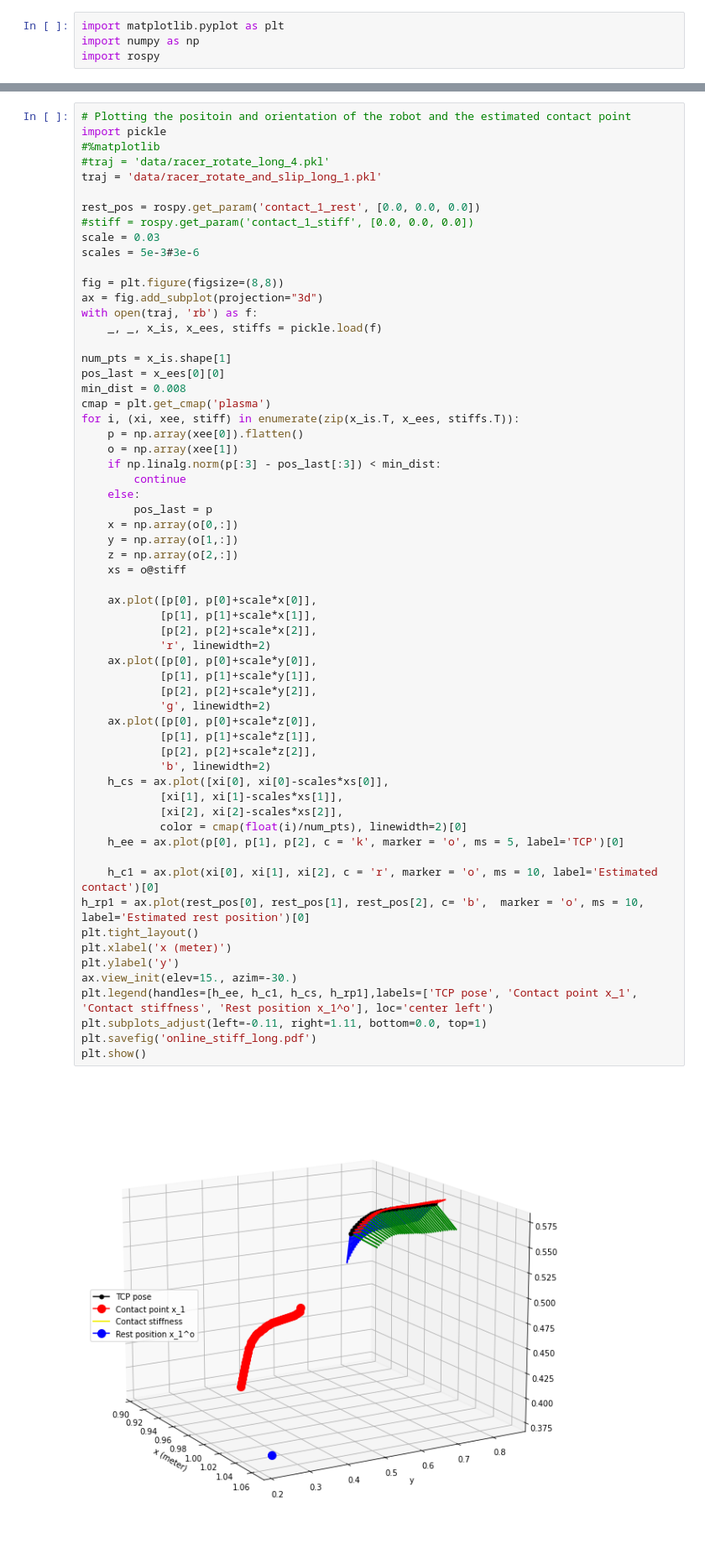
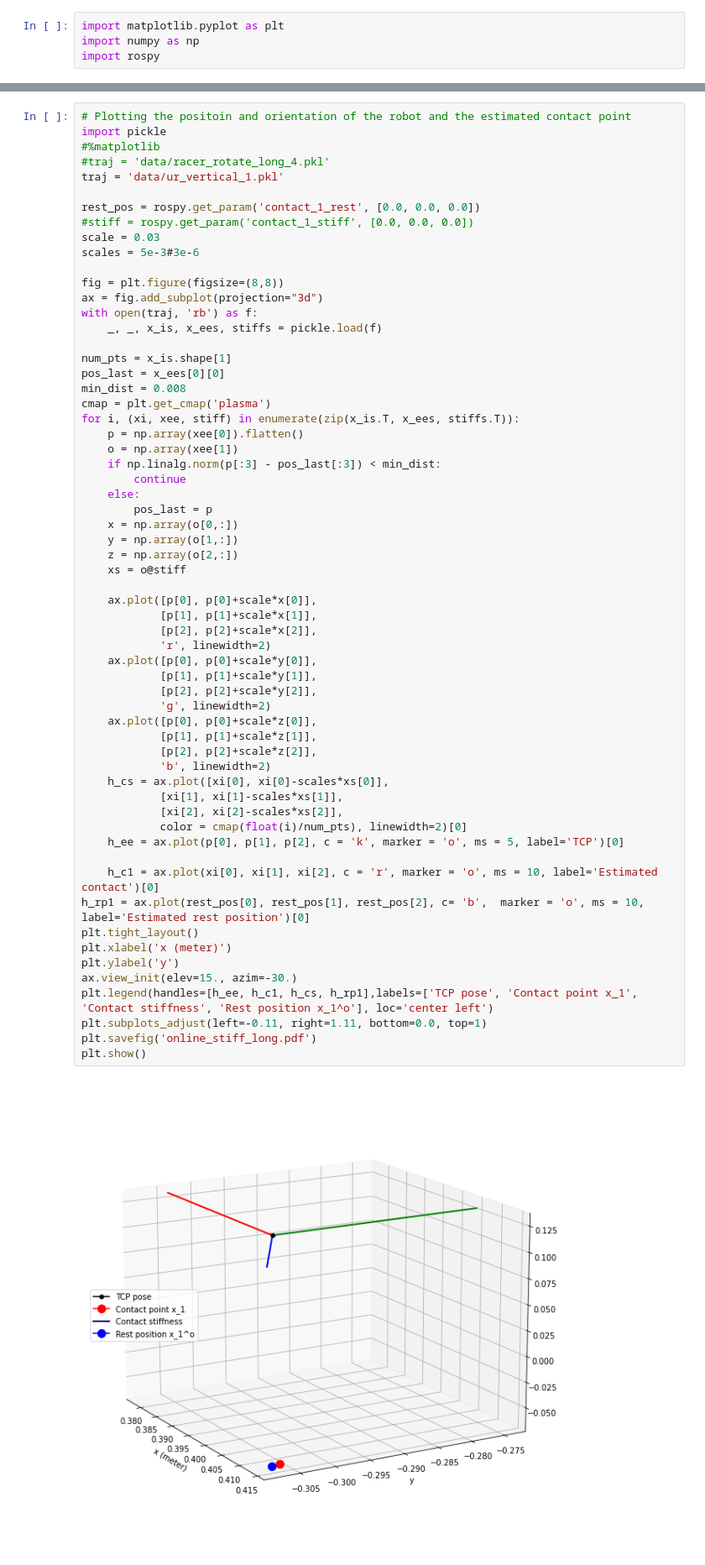
Before and after one commit to khaninger/full-state-estimator, a Jupyter notebook: rosbag_plot.ipynb, the cells around one changed output, grey strips where cells are left out. Shown at 84% size. Drawn from its saved outputs; the diff is of its cells as text.

```diff
--- a/rosbag_plot.ipynb
+++ b/rosbag_plot.ipynb
@@ -184,7 +184,7 @@ No artists with labels found to put in legend.  Note that artists whose label st
 import pickle
 #%matplotlib
 #traj = 'data/racer_rotate_long_4.pkl'
-traj = 'data/racer_rotate_and_slip_long_1.pkl'
+traj = 'data/ur_vertical_1.pkl'
 
 rest_pos = rospy.get_param('contact_1_rest', [0.0, 0.0, 0.0])
 #stiff = rospy.get_param('contact_1_stiff', [0.0, 0.0, 0.0])
@@ -214,32 +214,32 @@ for i, (xi, xee, stiff) in enumerate(zip(x_is.T, x_ees, stiffs.T)):
 
     ax.plot([p[0], p[0]+scale*x[0]],
             [p[1], p[1]+scale*x[1]],
             [p[2], p[2]+scale*x[2]],
             'r', linewidth=2)
     ax.plot([p[0], p[0]+scale*y[0]],
             [p[1], p[1]+scale*y[1]],
             [p[2], p[2]+scale*y[2]],
             'g', linewidth=2)
     ax.plot([p[0], p[0]+scale*z[0]],
             [p[1], p[1]+scale*z[1]],
             [p[2], p[2]+scale*z[2]],
             'b', linewidth=2)
     h_cs = ax.plot([xi[0], xi[0]-scales*xs[0]],
             [xi[1], xi[1]-scales*xs[1]],
             [xi[2], xi[2]-scales*xs[2]],
             color = cmap(float(i)/num_pts), linewidth=2)[0]
     h_ee = ax.plot(p[0], p[1], p[2], c = 'k', marker = 'o', ms = 5, label='TCP')[0]
 
     h_c1 = ax.plot(xi[0], xi[1], xi[2], c = 'r', marker = 'o', ms = 10, label='Estimated contact')[0]
 h_rp1 = ax.plot(rest_pos[0], rest_pos[1], rest_pos[2], c= 'b',  marker = 'o', ms = 10, label='Estimated rest position')[0]
 plt.tight_layout()
 plt.xlabel('x (meter)')
 plt.ylabel('y')
 ax.view_init(elev=15., azim=-30.)
 plt.legend(handles=[h_ee, h_c1, h_cs, h_rp1],labels=['TCP pose', 'Contact point x_1', 'Contact stiffness', 'Rest position x_1^o'], loc='center left')
 plt.subplots_adjust(left=-0.11, right=1.11, bottom=0.0, top=1)
 plt.savefig('online_stiff_long.pdf')
 plt.show()
 # %% [output]
-[figure, old version]
+[figure, new version]
 # %%
```
Also changed, not shown: parts of 1 cell of this notebook, 10 other files.
